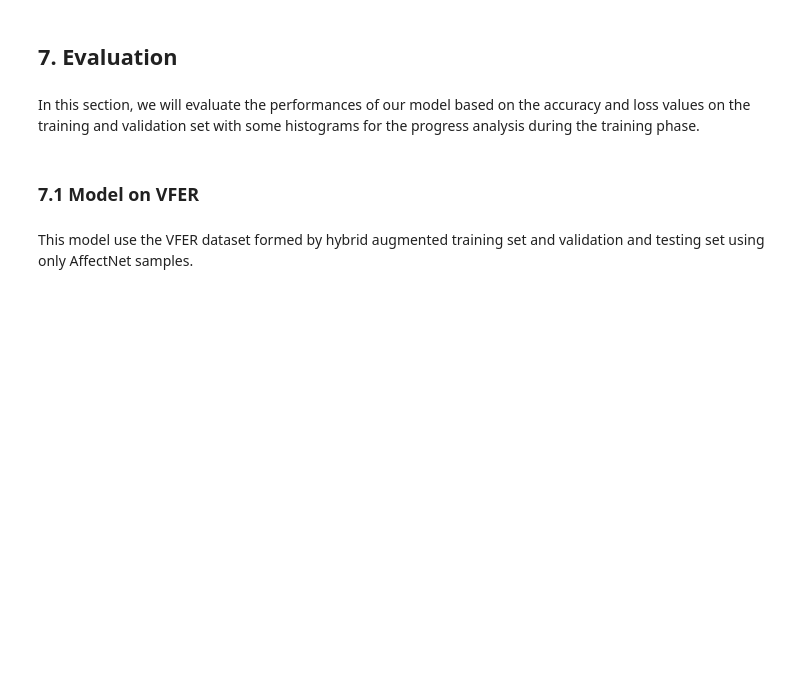
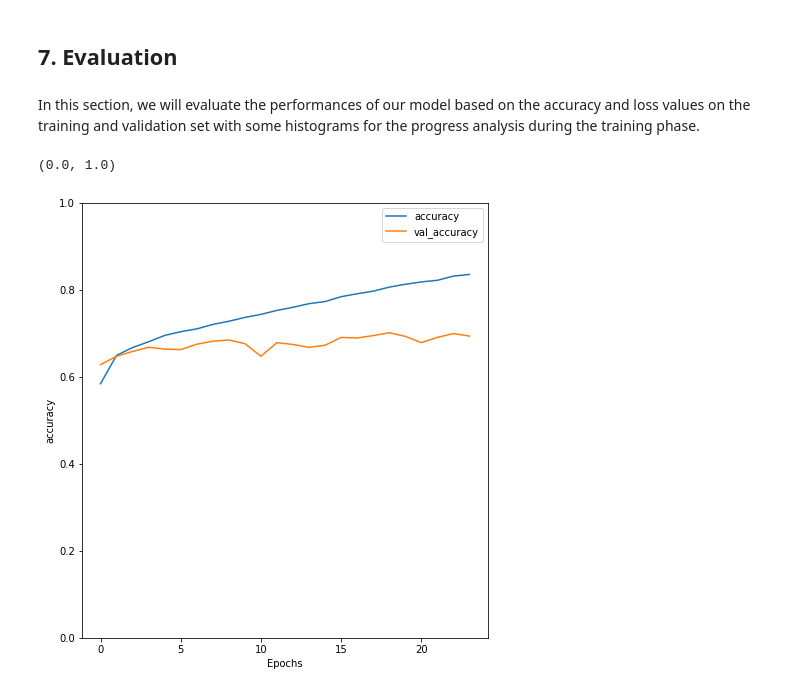
Before and after one commit to kode-git/vfer, a Jupyter notebook: ViT_Face_Emotion_Recognition.ipynb, the cells around one changed output. Cells and saved outputs as stored; diff of their text form; code cells hidden in the pictures; blank space fills up the shorter version.

```diff
--- a/ViT_Face_Emotion_Recognition.ipynb
+++ b/ViT_Face_Emotion_Recognition.ipynb
@@ -1818,21 +1763,36 @@ NameError: ignored
 # %% [markdown]
 In this section, we will evaluate the performances of our model based on the accuracy and loss values on the training and validation set with some histograms for the progress analysis during the training phase.
 # %%
-# plot and data management functions for evaluation phase
+# plot and data management functions
 
 def plot_graphs(train, val, metric):
     plt.plot(train)
     plt.plot(val, '')
     plt.xlabel("Epochs")
     plt.ylabel(metric)
     plt.legend([metric, 'val_'+metric])
 
 def tensor_to_list(tensor_list):
   l = []
   for el in tensor_list:
     l.append(el.item())
   return l
+
+# model info for the evaluation
+name_model = "vfer_small_5"
+base_dir = "/content/drive/MyDrive/Models/"
+model_folder = base_dir + name_model + "/"
+
+# accuracy plot
+_train = load_history(model_folder + name_model + "_history_train")
+_val = load_history(model_folder + name_model + "_history_val")
+l_train = tensor_to_list(_train)
+l_val = tensor_to_list(_val)
+
+plt.figure(figsize=(16, 8))
+plt.subplot(1, 2, 1)
+plot_graphs(l_train, l_val, 'accuracy')
+plt.ylim(0, 1)
+# %% [output]
+(0.0, 1.0)
+[figure, added]
-# %% [markdown]
-### 7.1 Model on VFER
-# %% [markdown]
-This model use the VFER dataset formed by hybrid augmented training set and validation and testing set using only AffectNet samples.
```
Also changed, not shown: parts of 20 cells of this notebook.
